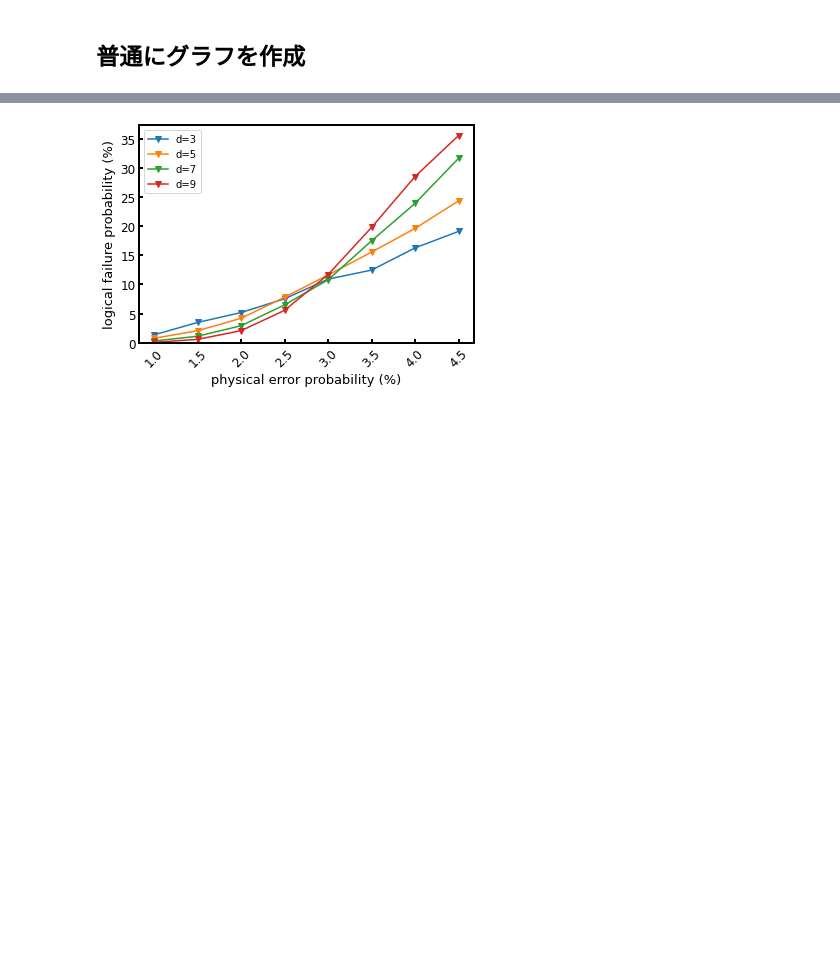
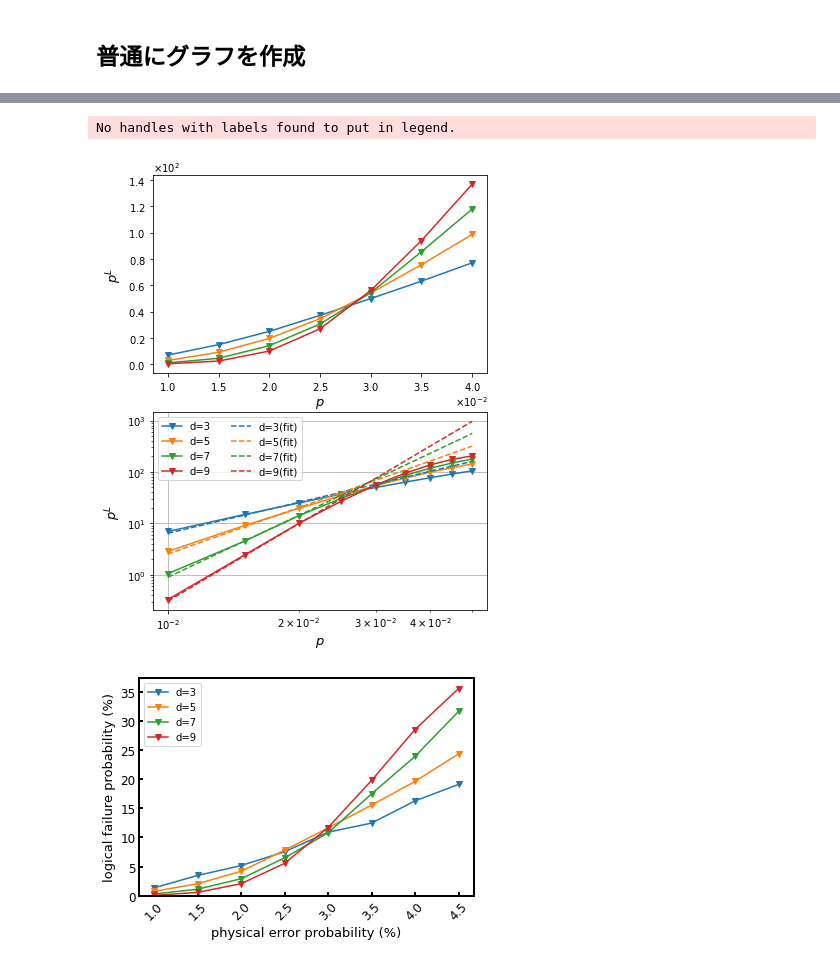
Before and after one commit to kono0924/Fujii-lab, a Jupyter notebook: surface(ideal)/phenomenological/csv_view.ipynb, the cells around one changed output, grey strips where cells are left out. Cells and saved outputs as stored; diff of their text form; code cells hidden in the pictures; blank space fills up the shorter version.

```diff
--- a/surface(ideal)/phenomenological/csv_view.ipynb
+++ b/surface(ideal)/phenomenological/csv_view.ipynb
@@ -86,3 +109,45 @@ plt.show()
+# %%
+fig, axis = plt.subplots(2,1,figsize=(6, 8))
+for i in range(len(code_distance_list)):
+    a = np.array(p_list)
+    a = [float(num) for num in a]
+    a = np.array(a)
+    b = np.array(data.loc[code_distance_list[i]])
+    axis[0].plot(a[:-2], b[:-2],marker='v',label="d="+str(code_distance_list[i]))
+axis[0].set_xticklabels(np.round(a[:-2],decimals= 4))
+axis[0].set_xticks(np.round(a[:-2],decimals= 4))
+axis[0].set_xlabel(r"$p$", fontsize=13)
+axis[0].set_ylabel(r"$p^{L}$", fontsize=13)
+#ax.set_xlim(0,)
+#ax.set_ylim(0,)
+#ax.set_title("X,p=(0.0001,0.0009,0.0001),d=(3,9,2),d(rep)=5,eta=1000,trials=10000", fontsize=14)
+axis[0].xaxis.set_major_formatter(ptick.ScalarFormatter(useMathText=True)) # x軸指数表記
+axis[0].ticklabel_format(style="sci",  axis="x",scilimits=(0,0))
+axis[0].yaxis.set_major_formatter(ptick.ScalarFormatter(useMathText=True))
+axis[0].ticklabel_format(style="sci",  axis="y",scilimits=(0,0))
+plt.legend()
+
+# 通常の曲線
+axis[1].plot(p_list, np.array(data.loc[code_distance_list[0]]),marker='v',color=cm(0),label="d="+str(3))
+axis[1].plot(p_list, np.array(data.loc[code_distance_list[1]]),marker='v',color=cm(1),label="d="+str(5))
+axis[1].plot(p_list, np.array(data.loc[code_distance_list[2]]),marker='v',color=cm(2),label="d="+str(7))
+axis[1].plot(p_list, np.array(data.loc[code_distance_list[3]]),marker='v',color=cm(3),label="d="+str(9))
+# fit
+axis[1].plot(p_list, 10**e_3_mean*p_list**2,marker='',color=cm(0),linestyle="dashed",label="d="+str(3)+"(fit)")
+axis[1].plot(p_list, 10**e_5_mean*p_list**3,marker='',color=cm(1),linestyle="dashed",label="d="+str(5)+"(fit)")
+axis[1].plot(p_list, 10**e_7_mean*p_list**4,marker='',color=cm(2),linestyle="dashed",label="d="+str(7)+"(fit)")
+axis[1].plot(p_list, 10**e_9_mean*p_list**5,marker='',color=cm(3),linestyle="dashed",label="d="+str(9)+"(fit)")
+axis[1].set_xlabel(r"$p$", fontsize=13)
+axis[1].set_ylabel(r"$p^{L}$", fontsize=13)
+axis[1].grid()
+axis[1].set_xscale("log")
+axis[1].set_yscale("log")
+
+plt.legend(ncol=2)
+plt.show()
+# %% [output]
+No handles with labels found to put in legend.
+[figure, added]
 # %%
 import seaborn as sns
 import pandas as pd
```
Also changed, not shown: parts of 2 cells of this notebook, 4 other files.
